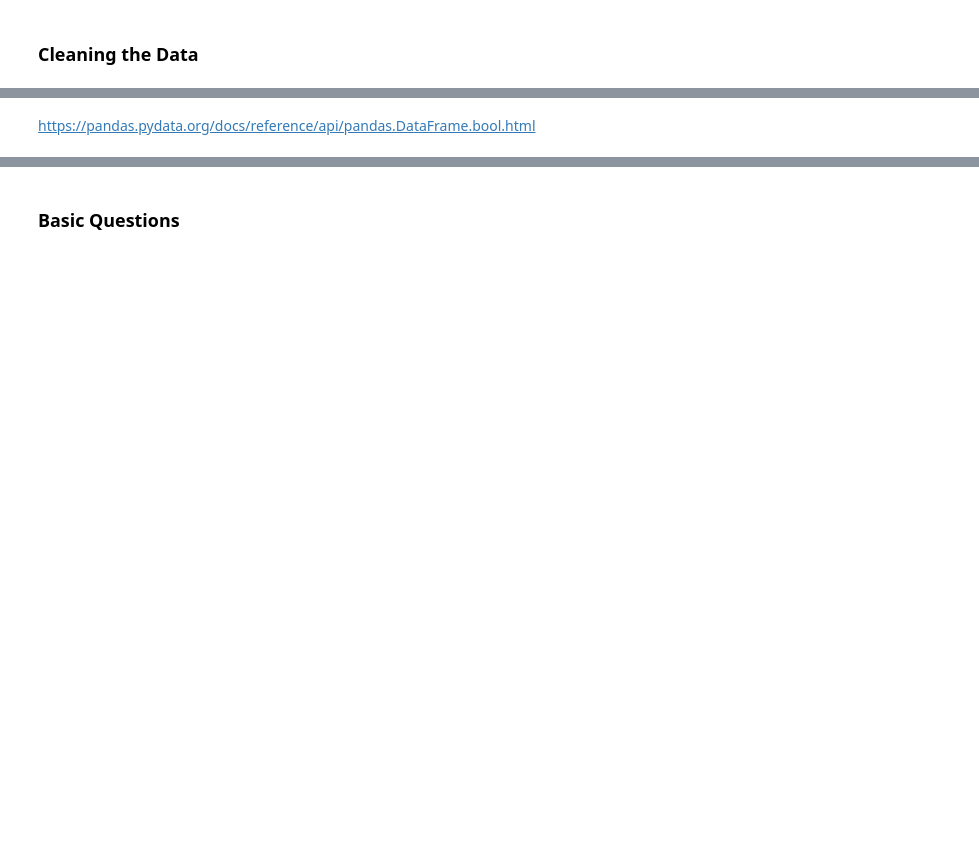
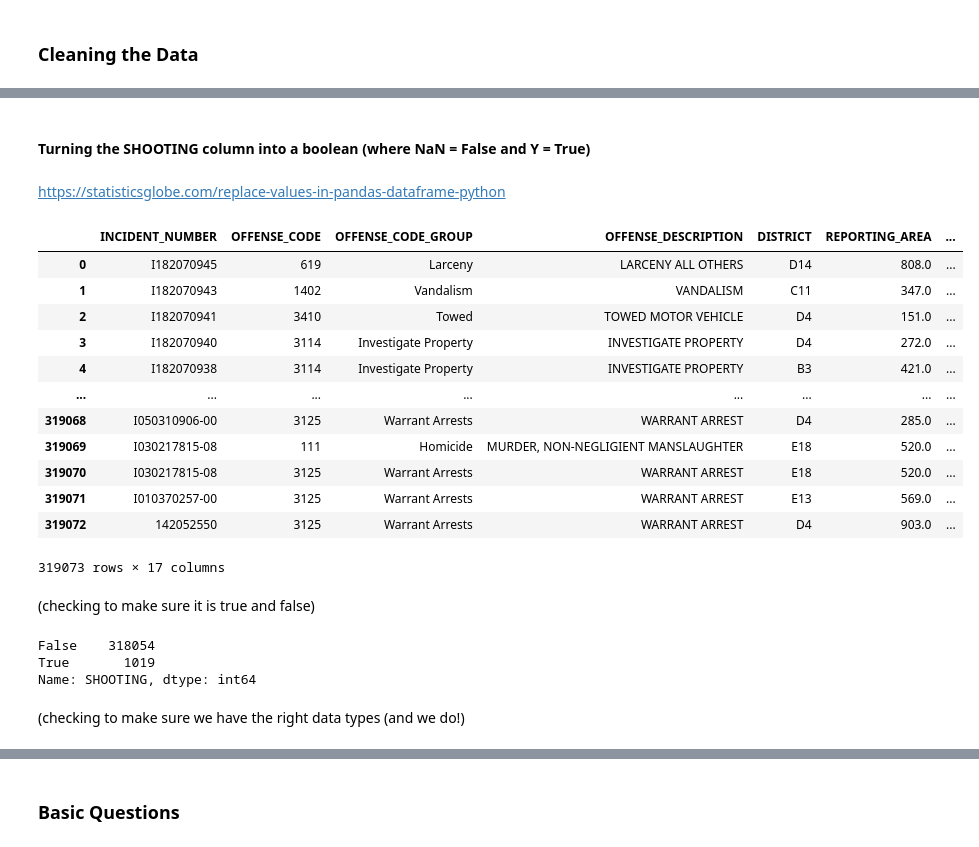
Before and after one commit to aemerson2024/data-science-2022F, a Jupyter notebook: unit3/Boston Crimes/project3 - boston crime.ipynb, the cells around one changed output, grey strips where cells are left out. Drawn from its saved outputs; the diff is of its cells as text; code cells hidden in the pictures; blank space fills up the shorter version.

```diff
--- a/unit3/Boston Crimes/project3 - boston crime.ipynb
+++ b/unit3/Boston Crimes/project3 - boston crime.ipynb
@@ -36,2 +34,32 @@ Name: OCCURRED_ON_DATE, Length: 319073, dtype: datetime64[ns]
 # %% [markdown]
-https://pandas.pydata.org/docs/reference/api/pandas.DataFrame.bool.html
+#### Turning the SHOOTING column into a boolean (where NaN = False and Y = True)
+# %% [markdown]
+https://statisticsglobe.com/replace-values-in-pandas-dataframe-python
+# %%
+crimes['SHOOTING'] = crimes['SHOOTING'].fillna(False)
+crimes['SHOOTING'] = crimes['SHOOTING'].replace("Y", True)
+crimes
+# %% [output]
+|  | INCIDENT_NUMBER | OFFENSE_CODE | OFFENSE_CODE_GROUP | OFFENSE_DESCRIPTION | DISTRICT | REPORTING_AREA | ... |
+| 0 | I182070945 | 619 | Larceny | LARCENY ALL OTHERS | D14 | 808.0 | ... |
+| 1 | I182070943 | 1402 | Vandalism | VANDALISM | C11 | 347.0 | ... |
+| 2 | I182070941 | 3410 | Towed | TOWED MOTOR VEHICLE | D4 | 151.0 | ... |
+| 3 | I182070940 | 3114 | Investigate Property | INVESTIGATE PROPERTY | D4 | 272.0 | ... |
+| 4 | I182070938 | 3114 | Investigate Property | INVESTIGATE PROPERTY | B3 | 421.0 | ... |
+| ... | ... | ... | ... | ... | ... | ... | ... |
+| 319068 | I050310906-00 | 3125 | Warrant Arrests | WARRANT ARREST | D4 | 285.0 | ... |
+| 319069 | I030217815-08 | 111 | Homicide | MURDER, NON-NEGLIGIENT MANSLAUGHTER | E18 | 520.0 | ... |
+| 319070 | I030217815-08 | 3125 | Warrant Arrests | WARRANT ARREST | E18 | 520.0 | ... |
+| 319071 | I010370257-00 | 3125 | Warrant Arrests | WARRANT ARREST | E13 | 569.0 | ... |
+| 319072 | 142052550 | 3125 | Warrant Arrests | WARRANT ARREST | D4 | 903.0 | ... |
+319073 rows × 17 columns
+# %% [markdown]
+(checking to make sure it is true and false)
+# %%
+crimes.SHOOTING.value_counts()
+# %% [output]
+False    318054
+True       1019
+Name: SHOOTING, dtype: int64
+# %% [markdown]
+(checking to make sure we have the right data types (and we do!)
```
Also changed, not shown: parts of 30 cells of this notebook.
